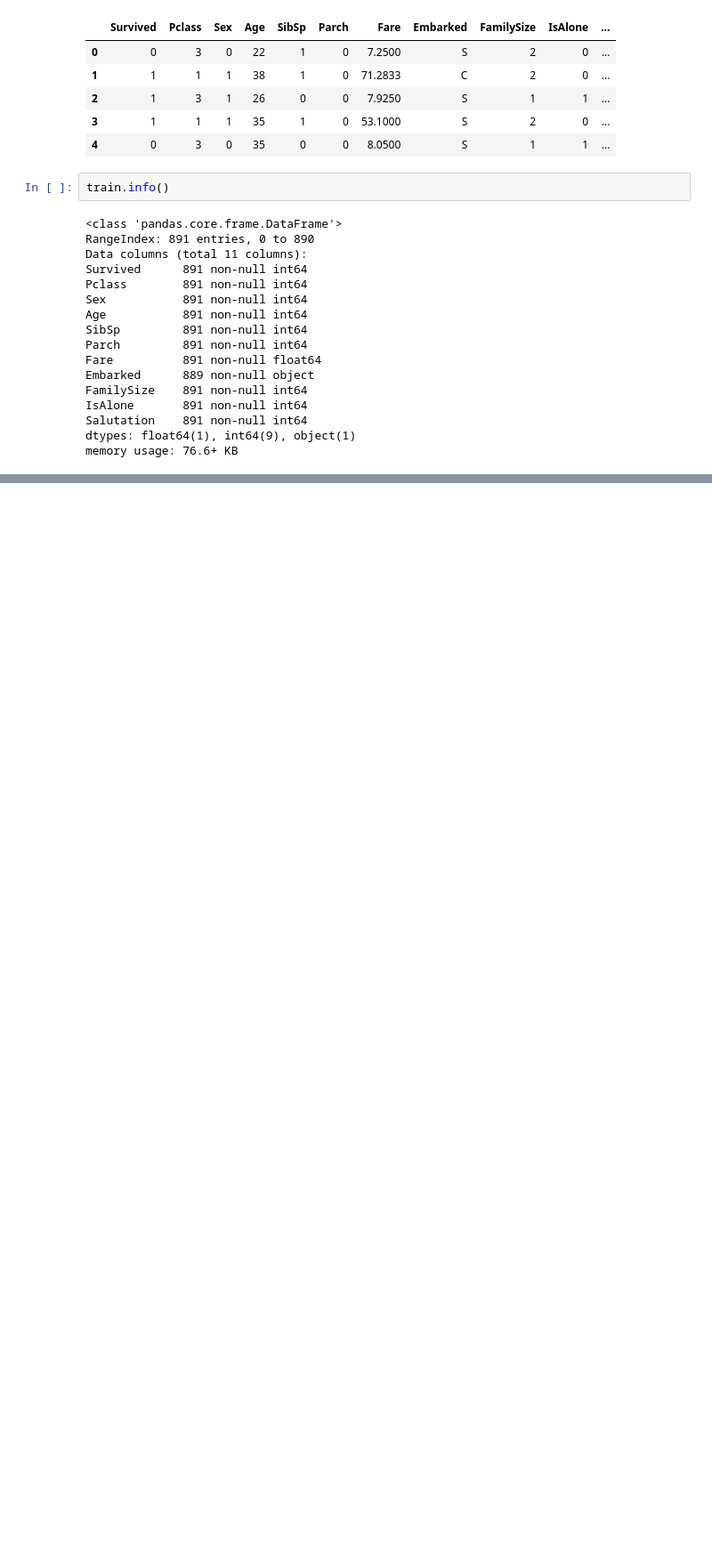
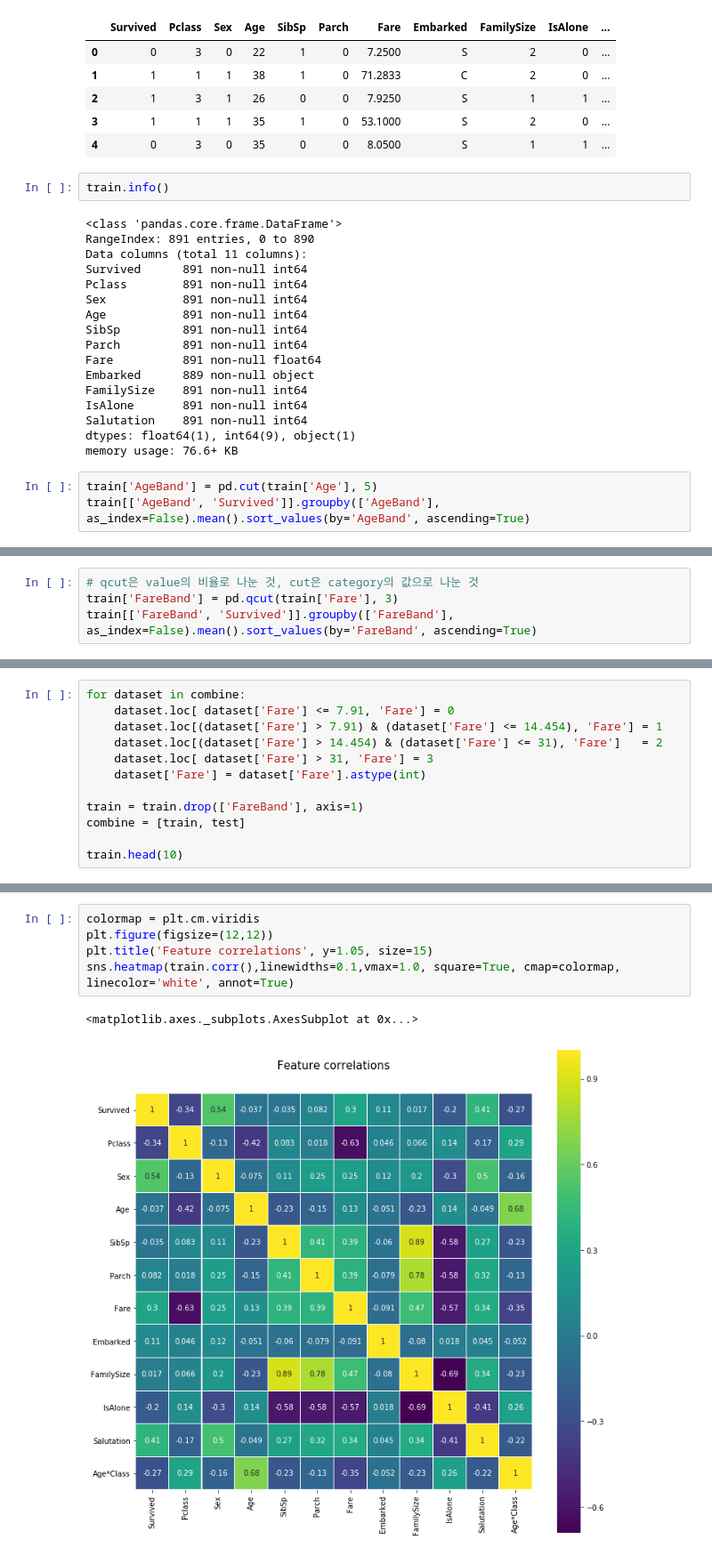
Before and after one commit to astrod/tensorflow-for-all, a Jupyter notebook: Titanic/Titanic.ipynb, the cells around one changed output, grey strips where cells are left out. Shown: that part at 89% size. Drawn from its saved outputs; the diff is of its cells as text; blank space fills up the shorter version.

```diff
--- a/Titanic/Titanic.ipynb
+++ b/Titanic/Titanic.ipynb
@@ -360,3 +359,6 @@ IsAlone       891 non-null int64
 Salutation    891 non-null int64
 dtypes: float64(1), int64(9), object(1)
 memory usage: 76.6+ KB
+# %%
+train['AgeBand'] = pd.cut(train['Age'], 5)
+train[['AgeBand', 'Survived']].groupby(['AgeBand'], as_index=False).mean().sort_values(by='AgeBand', ascending=True)
@@ -362,0 +470,4 @@ memory usage: 76.6+ KB
+# %%
+# qcut은 value의 비율로 나눈 것, cut은 category의 값으로 나눈 것
+train['FareBand'] = pd.qcut(train['Fare'], 3)
+train[['FareBand', 'Survived']].groupby(['FareBand'], as_index=False).mean().sort_values(by='FareBand', ascending=True)
@@ -362,0 +497,12 @@ memory usage: 76.6+ KB
+# %%
+for dataset in combine:
+    dataset.loc[ dataset['Fare'] <= 7.91, 'Fare'] = 0
+    dataset.loc[(dataset['Fare'] > 7.91) & (dataset['Fare'] <= 14.454), 'Fare'] = 1
+    dataset.loc[(dataset['Fare'] > 14.454) & (dataset['Fare'] <= 31), 'Fare']   = 2
+    dataset.loc[ dataset['Fare'] > 31, 'Fare'] = 3
+    dataset['Fare'] = dataset['Fare'].astype(int)
+
+train = train.drop(['FareBand'], axis=1)
+combine = [train, test]
+
+train.head(10)
@@ -362,0 +556,8 @@ memory usage: 76.6+ KB
+# %%
+colormap = plt.cm.viridis
+plt.figure(figsize=(12,12))
+plt.title('Feature correlations', y=1.05, size=15)
+sns.heatmap(train.corr(),linewidths=0.1,vmax=1.0, square=True, cmap=colormap, linecolor='white', annot=True)
+# %% [output]
+<matplotlib.axes._subplots.AxesSubplot at 0x...>
+[figure, added]
```
Also changed, not shown: parts of 25 cells of this notebook, 1 other file.
